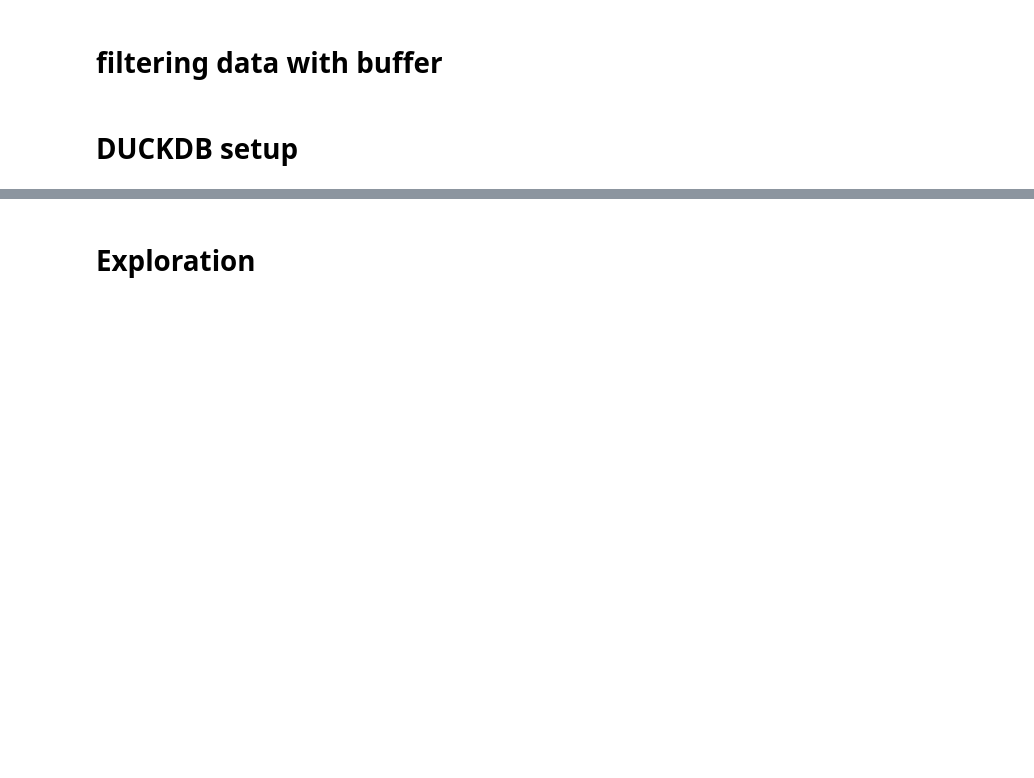
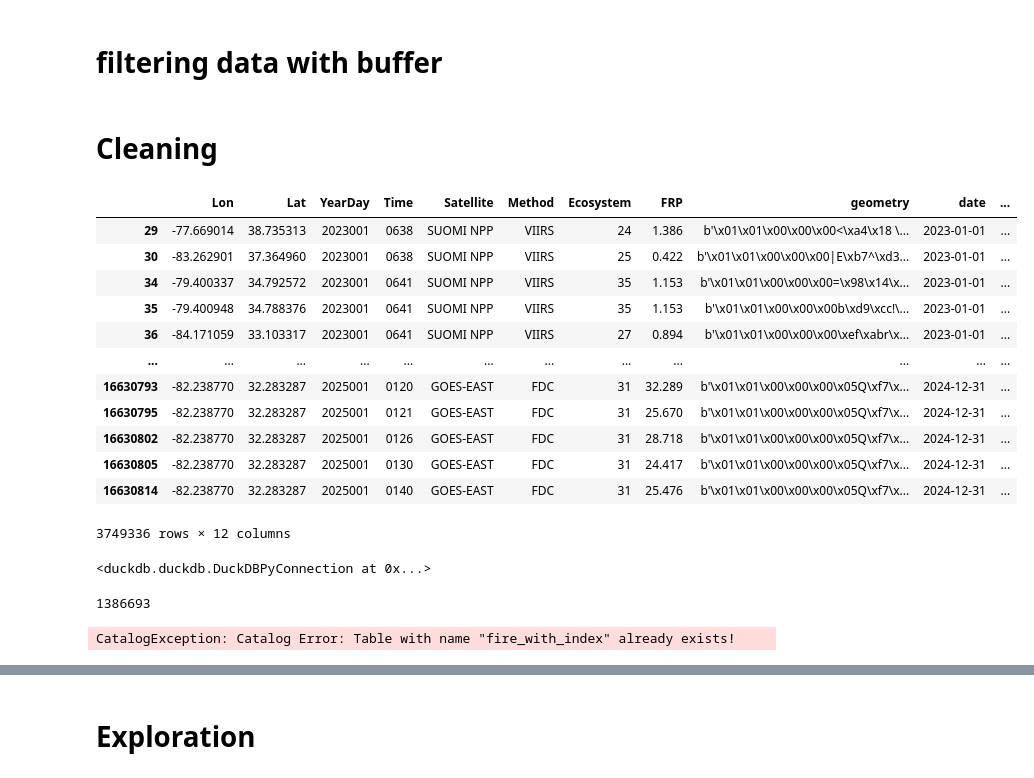
Before and after one commit to txchnothunder/Stats170BSeniorProject, a Jupyter notebook: Capstone.ipynb, the cells around one changed output, grey strips where cells are left out. Cells and saved outputs as stored; diff of their text form; code cells hidden in the pictures; blank space fills up the shorter version.

```diff
--- a/Capstone.ipynb
+++ b/Capstone.ipynb
@@ -287,5 +312,25 @@ buffer_10km_df = con.execute("""
 # %%
 buffer_10km_sorted = buffer_10km_df.sort_values(by='datetime_full', ascending=True)
 buffer_10km_sorted
-# %% [markdown]
-# DUCKDB setup
+# %% [markdown]
+# Cleaning
+# %%
+fire_df = pd.read_parquet("fire_in_usa.parquet")
+print(fire_df.columns)
+# %%
+fire_df["fireid"] = fire_df.index
+fire_df
+# %% [output]
+|  | Lon | Lat | YearDay | Time | Satellite | Method | Ecosystem | FRP | geometry | date | ... |
+| 29 | -77.669014 | 38.735313 | 2023001 | 0638 | SUOMI NPP | VIIRS | 24 | 1.386 | b'\x01\x01\x00\x00\x00<\xa4\x18 \... | 2023-01-01 | ... |
+| 30 | -83.262901 | 37.364960 | 2023001 | 0638 | SUOMI NPP | VIIRS | 25 | 0.422 | b'\x01\x01\x00\x00\x00|E\xb7^\xd3... | 2023-01-01 | ... |
+| 34 | -79.400337 | 34.792572 | 2023001 | 0641 | SUOMI NPP | VIIRS | 35 | 1.153 | b'\x01\x01\x00\x00\x00=\x98\x14\x... | 2023-01-01 | ... |
+| 35 | -79.400948 | 34.788376 | 2023001 | 0641 | SUOMI NPP | VIIRS | 35 | 1.153 | b'\x01\x01\x00\x00\x00b\xd9\xcc!\... | 2023-01-01 | ... |
+| 36 | -84.171059 | 33.103317 | 2023001 | 0641 | SUOMI NPP | VIIRS | 27 | 0.894 | b'\x01\x01\x00\x00\x00\xef\xabr\x... | 2023-01-01 | ... |
+| ... | ... | ... | ... | ... | ... | ... | ... | ... | ... | ... | ... |
+| 16630793 | -82.238770 | 32.283287 | 2025001 | 0120 | GOES-EAST | FDC | 31 | 32.289 | b'\x01\x01\x00\x00\x00\x05Q\xf7\x... | 2024-12-31 | ... |
+| 16630795 | -82.238770 | 32.283287 | 2025001 | 0121 | GOES-EAST | FDC | 31 | 25.670 | b'\x01\x01\x00\x00\x00\x05Q\xf7\x... | 2024-12-31 | ... |
+| 16630802 | -82.238770 | 32.283287 | 2025001 | 0126 | GOES-EAST | FDC | 31 | 28.718 | b'\x01\x01\x00\x00\x00\x05Q\xf7\x... | 2024-12-31 | ... |
+| 16630805 | -82.238770 | 32.283287 | 2025001 | 0130 | GOES-EAST | FDC | 31 | 24.417 | b'\x01\x01\x00\x00\x00\x05Q\xf7\x... | 2024-12-31 | ... |
+| 16630814 | -82.238770 | 32.283287 | 2025001 | 0140 | GOES-EAST | FDC | 31 | 25.476 | b'\x01\x01\x00\x00\x00\x05Q\xf7\x... | 2024-12-31 | ... |
+3749336 rows × 12 columns
@@ -291,0 +341,16 @@ buffer_10km_sorted
+# %%
+con.register("index_table", pd.DataFrame({"id": fire_indices}))
+# %% [output]
+<duckdb.duckdb.DuckDBPyConnection at 0x...>
+# %%
+len(fire_indices)
+# %% [output]
+1386693
+# %%
+con.execute("""
+    CREATE TABLE fire_with_index AS
+    SELECT row_number() OVER () AS idx, *
+    FROM read_parquet('fire_in_usa.parquet')
+""")
+# %% [output]
+CatalogException: Catalog Error: Table with name "fire_with_index" already exists!
```
Also changed, not shown: parts of 68 cells of this notebook.
